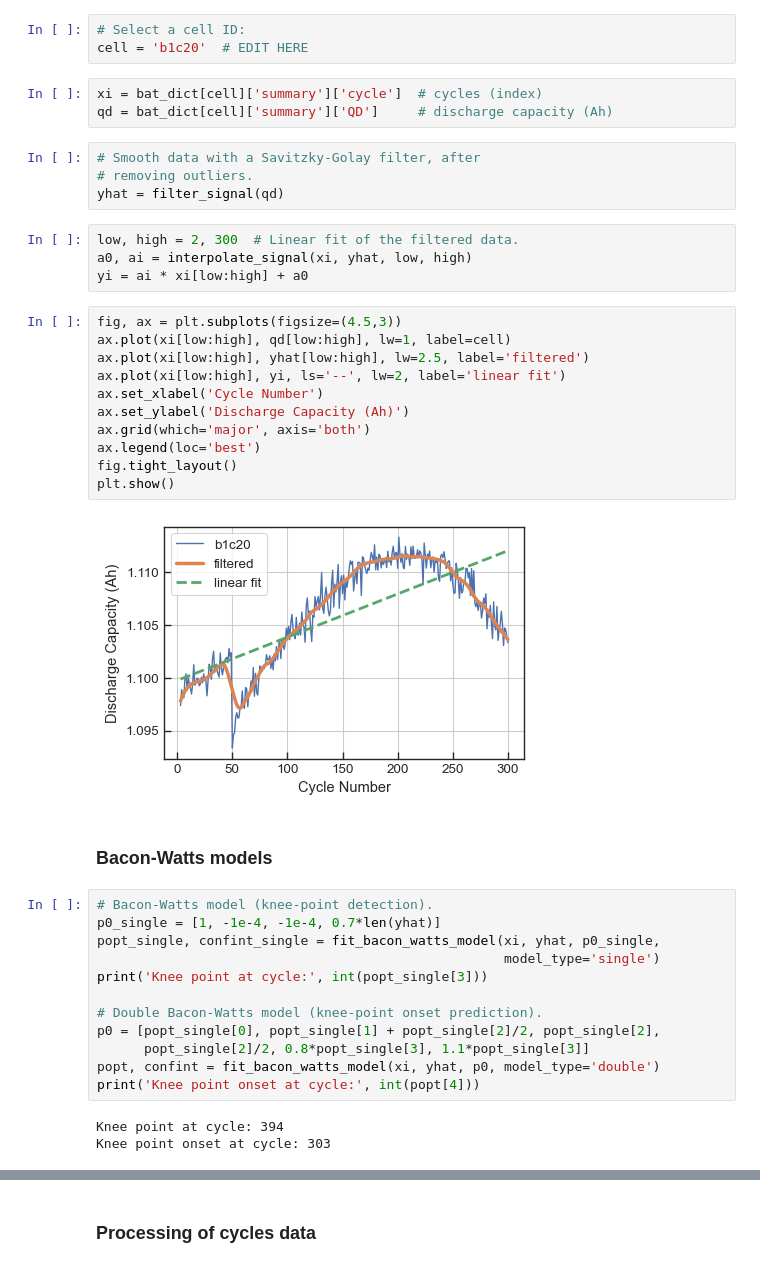
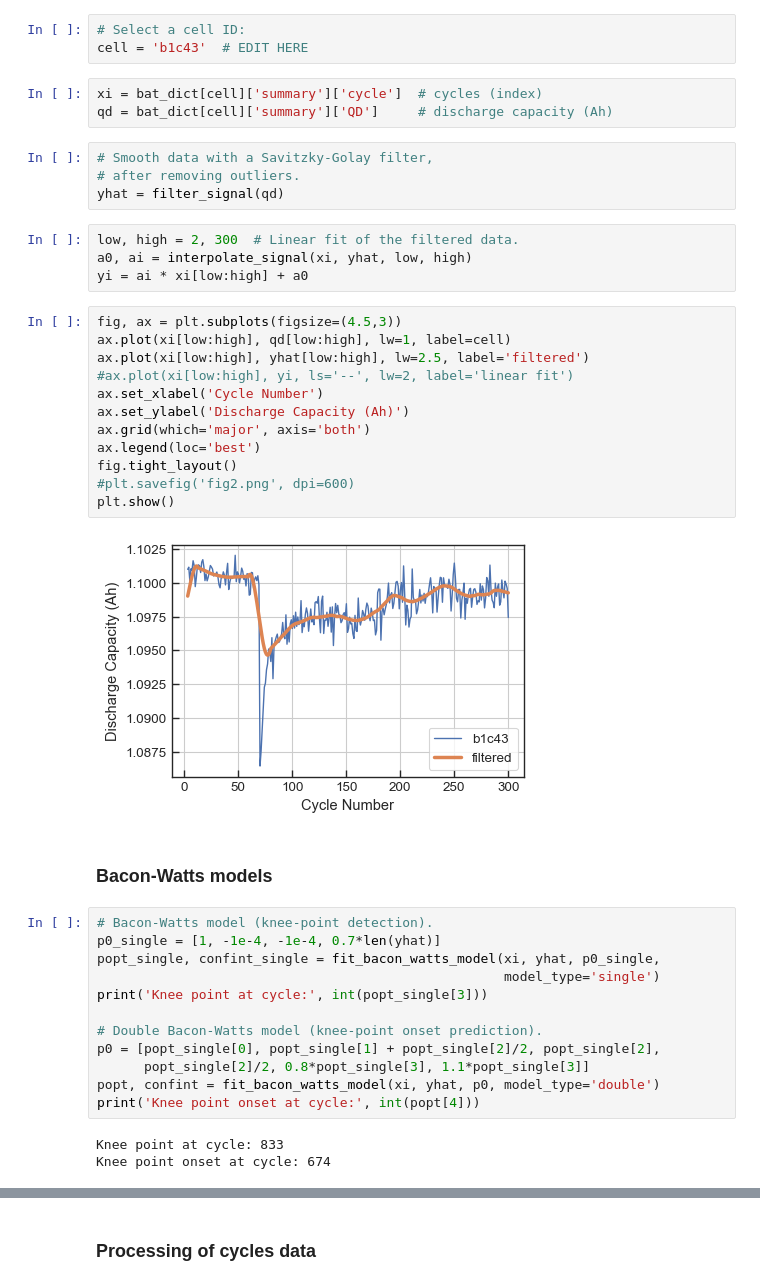
Before and after one commit to sarajcev/data-driven-prediction-of-battery-cycle-life-before-capacity-degradation, a Jupyter notebook: Models.ipynb, the cells around one changed output, grey strips where cells are left out. Drawn from its saved outputs; the diff is of its cells as text.

```diff
--- a/Models.ipynb
+++ b/Models.ipynb
@@ -96,12 +90,12 @@ plt.show()
 # %%
 # Select a cell ID:
-cell = 'b1c20'  # EDIT HERE
+cell = 'b1c43'  # EDIT HERE
 # %%
 xi = bat_dict[cell]['summary']['cycle']  # cycles (index)
 qd = bat_dict[cell]['summary']['QD']     # discharge capacity (Ah)
 # %%
-# Smooth data with a Savitzky-Golay filter, after
-# removing outliers.
+# Smooth data with a Savitzky-Golay filter,
+# after removing outliers.
 yhat = filter_signal(qd)
 # %%
 low, high = 2, 300  # Linear fit of the filtered data.
@@ -110,16 +104,17 @@ yi = ai * xi[low:high] + a0
 # %%
 fig, ax = plt.subplots(figsize=(4.5,3))
 ax.plot(xi[low:high], qd[low:high], lw=1, label=cell)
 ax.plot(xi[low:high], yhat[low:high], lw=2.5, label='filtered')
-ax.plot(xi[low:high], yi, ls='--', lw=2, label='linear fit')
+#ax.plot(xi[low:high], yi, ls='--', lw=2, label='linear fit')
 ax.set_xlabel('Cycle Number')
 ax.set_ylabel('Discharge Capacity (Ah)')
 ax.grid(which='major', axis='both')
 ax.legend(loc='best')
 fig.tight_layout()
+#plt.savefig('fig2.png', dpi=600)
 plt.show()
 # %% [output]
-[figure, old version]
+[figure, new version]
 # %% [markdown]
 ### Bacon-Watts models
 # %%
@@ -135,8 +130,8 @@ p0 = [popt_single[0], popt_single[1] + popt_single[2]/2, popt_single[2],
 popt, confint = fit_bacon_watts_model(xi, yhat, p0, model_type='double')
 print('Knee point onset at cycle:', int(popt[4]))
 # %% [output]
-Knee point at cycle: 394
-Knee point onset at cycle: 303
+Knee point at cycle: 833
+Knee point onset at cycle: 674
 # %%
 fig, ax = plt.subplots(figsize=(5.5,3.5))
 ax.plot(xi, qd, lw=1, alpha=0.8, label=f'raw data ({cell})')
```
Also changed, not shown: parts of 108 cells of this notebook.
